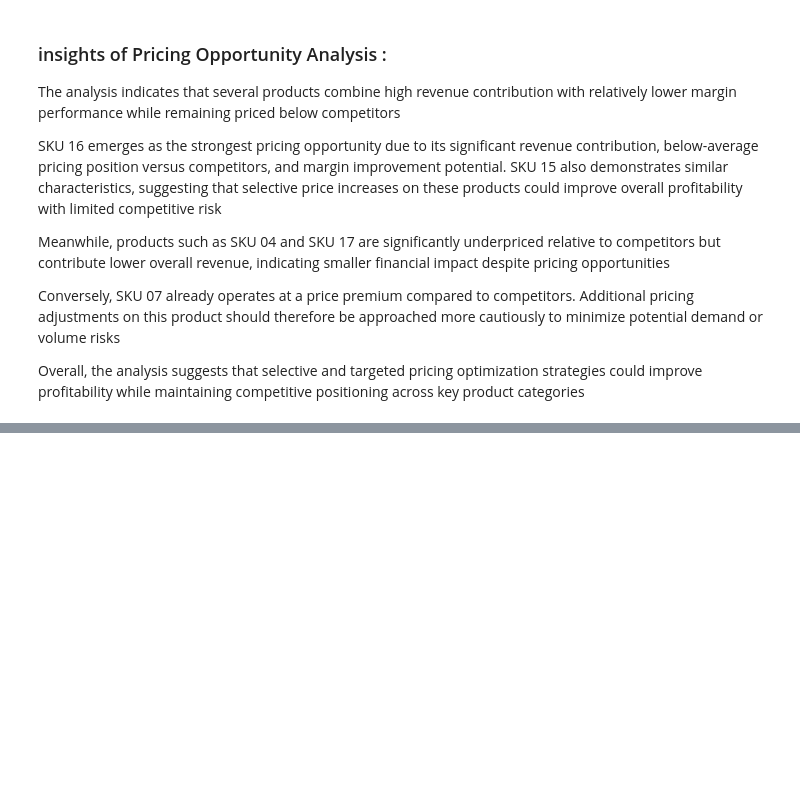
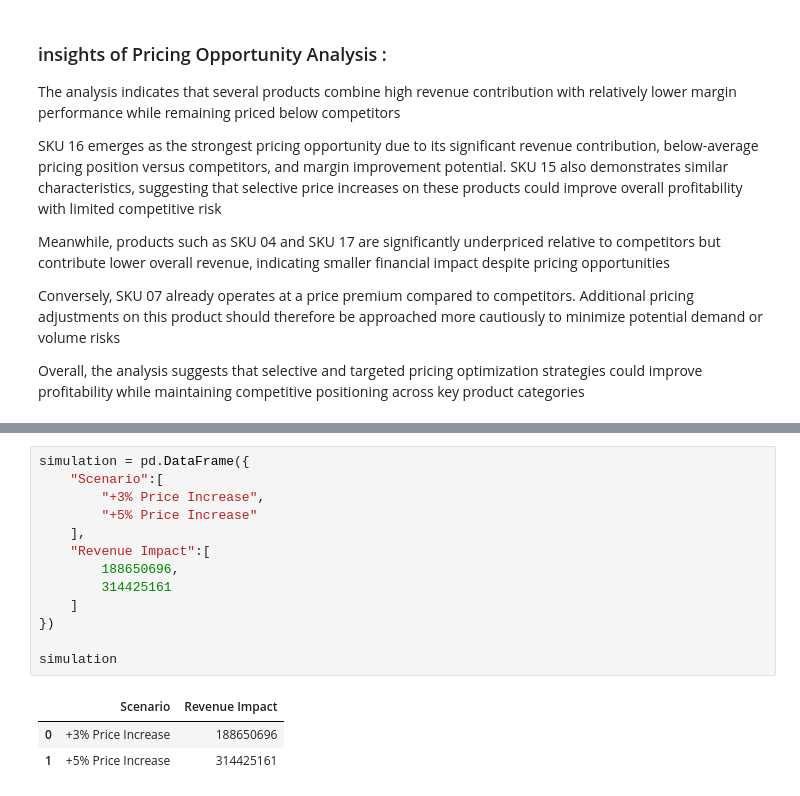
Before and after one commit to sigitsuharyadi88/pricing-optimization-analysis, a Jupyter notebook: notebook/pricing-optimization-analyst.ipynb, the cells around one changed output, grey strips where cells are left out. Drawn from its saved outputs; the diff is of its cells as text; blank space fills up the shorter version.

```diff
--- a/notebook/pricing-optimization-analyst.ipynb
+++ b/notebook/pricing-optimization-analyst.ipynb
@@ -275,0 +404,17 @@ Overall, the analysis suggests that selective and targeted pricing optimization
+# %%
+simulation = pd.DataFrame({
+    "Scenario":[
+        "+3% Price Increase",
+        "+5% Price Increase"
+    ],
+    "Revenue Impact":[
+        188650696,
+        314425161
+    ]
+})
+
+simulation
+# %% [output]
+|  | Scenario | Revenue Impact |
+| 0 | +3% Price Increase | 188650696 |
+| 1 | +5% Price Increase | 314425161 |
```
Also changed, not shown: parts of 14 cells of this notebook.
